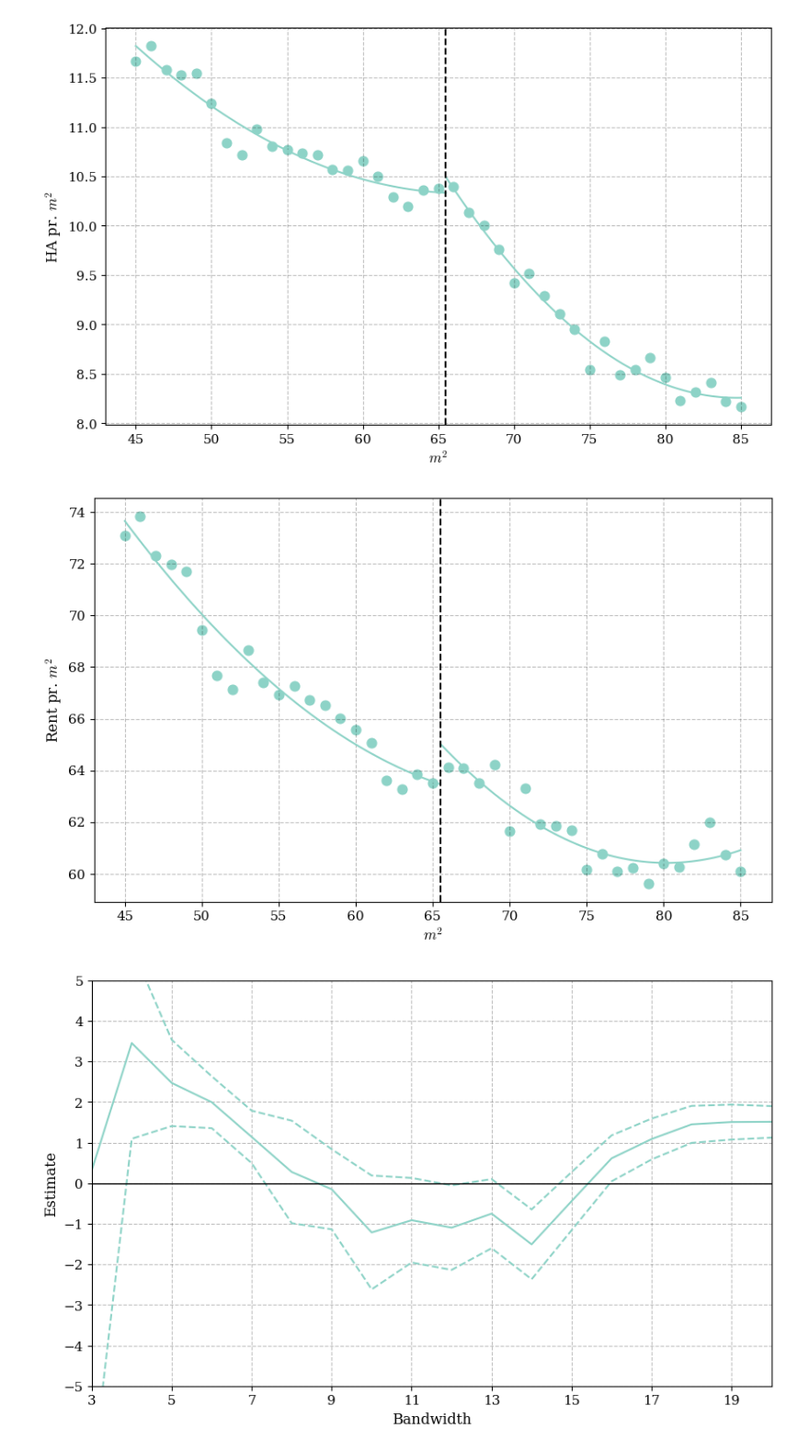
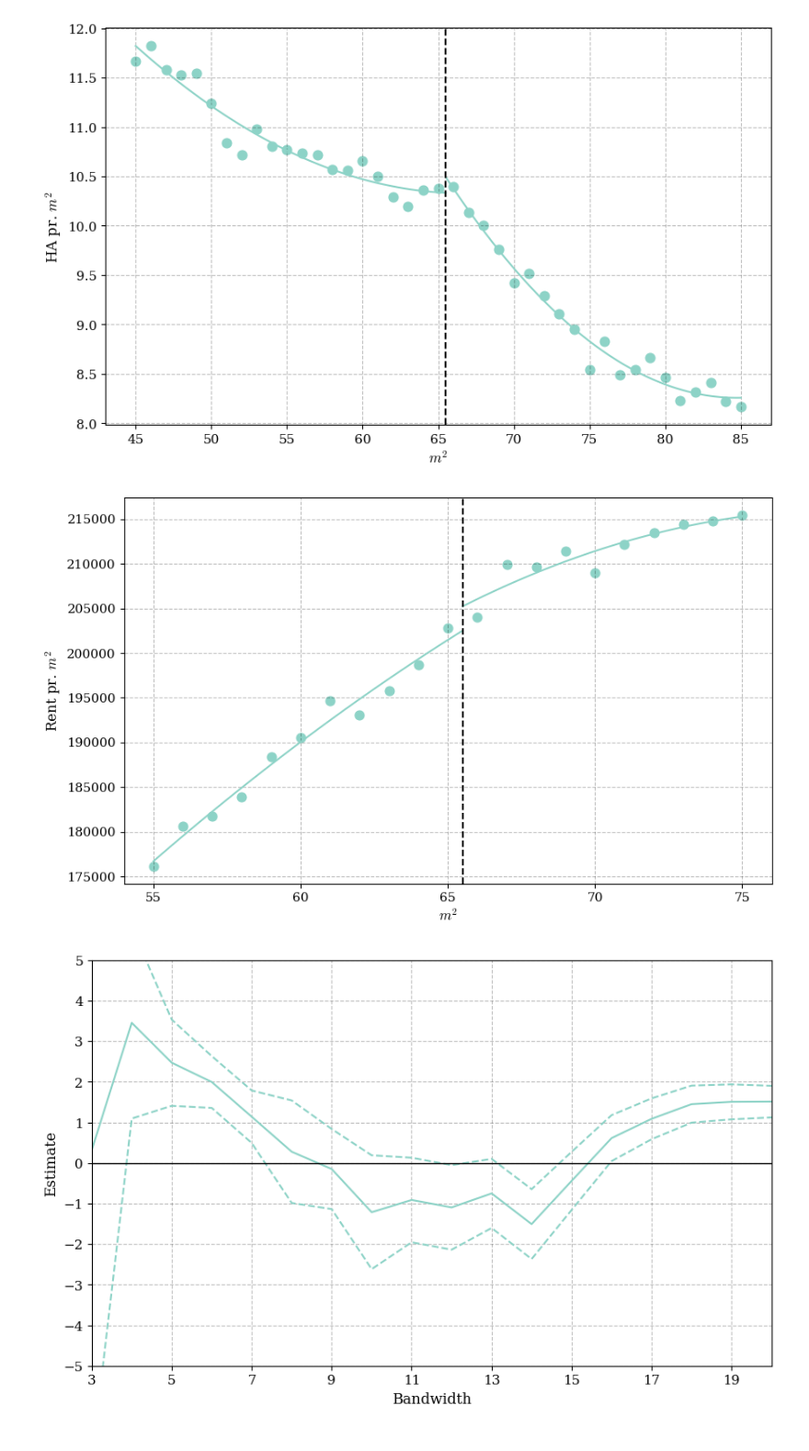
Before and after one commit to HansHoltenAndersen/Bachelor, a Jupyter notebook: Plots.ipynb, the cells around one changed output. Shown at 92% size. Drawn from its saved outputs; the diff is of its cells as text; code cells hidden in the pictures.

```diff
--- a/Plots.ipynb
+++ b/Plots.ipynb
@@ -124,7 +124,7 @@ plt.show()
 # %%
 # First stage plot with polynomial (p=2) fits
 
-bw = 20
+bw = 10
 
 # --- 1. Subset for RD window ---
 df_left = df[(df['sqm'] >= 65 - bw) & (df['sqm'] <= 65)].copy()
@@ -258,7 +258,7 @@ plt.show()
 # %%
 # First stage plot with polynomial (p=2) fits
 
-bw = 20
+bw = 10
 
 # --- 1. Subset for RD window (55–75 sqm, change if needed) ---
 df_left = df[(df['sqm'] >= 65 - bw) & (df['sqm'] <= 65)].copy()
@@ -271,8 +271,9 @@ def binscatter(data, x, y, bins=bw*2):
     return data.groupby('bin').agg(mean_x=(x, 'mean'),
                                    mean_y=(y, 'mean')).dropna()
 
-bin_left = binscatter(df_left, 'sqm', 'rent_per_sqm', bins=8)
-bin_right = binscatter(df_right, 'sqm', 'rent_per_sqm', bins=8)
+bin_left = binscatter(df_left, 'sqm', 'ind', bins=8)
+bin_right = binscatter(df_right, 'sqm', 'ind' \
+'', bins=8)
 
 # --- 3. Polynomial regression (p = 2) on each side ---
 def poly_reg(df_bin):
@@ -300,34 +301,34 @@ plt.figure(figsize=(10,6))
 
 # Scatter points (binned means)
 plt.scatter(bin_left['mean_x'], bin_left['mean_y'], s=60, color = colors[0])
 plt.scatter(bin_right['mean_x'], bin_right['mean_y'], s=60, color = colors[0])
 
 # Left polynomial line
 xL = np.linspace(df_left['sqm'].min(), df_left['sqm'].max()+0.5, 100)
 yL = a_L + b_L1*xL + b_L2*xL**2
 plt.plot(xL, yL, color = colors[0])
 
 # Right polynomial line
 xR = np.linspace(df_right['sqm'].min()-0.5, df_right['sqm'].max(), 100)
 yR = a_R + b_R1*xR + b_R2*xR**2
 plt.plot(xR, yR, color = colors[0])
 
 # --- Cutoff line ---
 cut = (65 + 66) / 2  # halfway between bins
 plt.axvline(x=cut, linestyle='--', color='black')
 
 # Formatting
 plt.xlabel('$m^2$')
 plt.ylabel('Rent pr. $m^2$')
 plt.title('')
 plt.xticks(np.arange(65 - bw, 65 + bw + 0.5, 5))
 #plt.xlim(65 - bw - .5, 65 + bw + .5)
 #plt.ylim(8, 11)
 #plt.yticks(np.arange(8, 11.0001, 1))
 
 plt.show()
 # %% [output]
-[figure, old version]
+[figure, new version]
 # %%
 #Defining function to load data and set index
 def load_bw_data(sheet, sheet_name):
```
Also changed, not shown: parts of 1 cell of this notebook, 1 other file.
